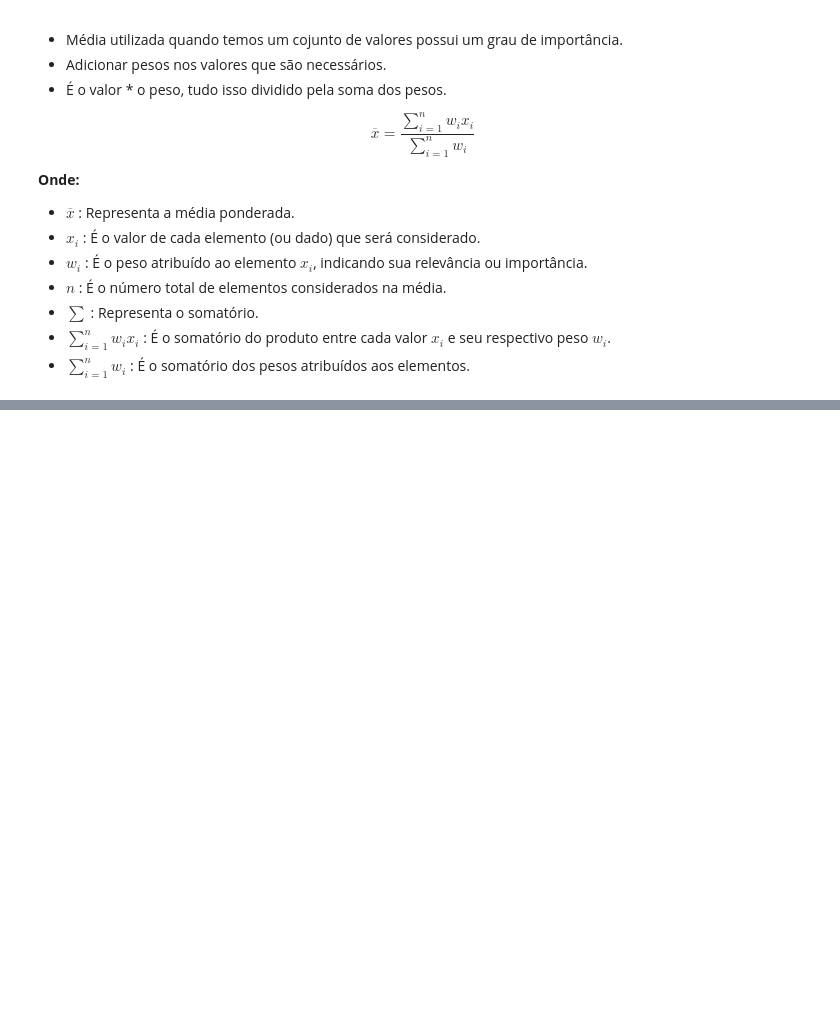
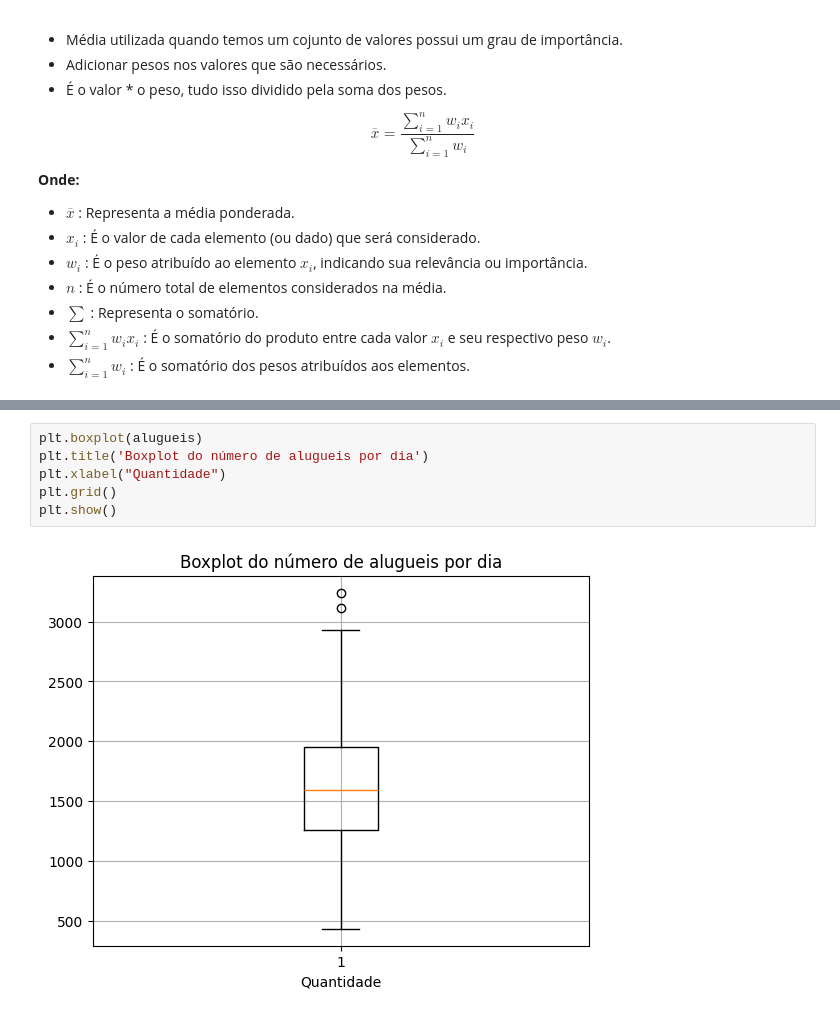
Before and after one commit to Yta-ux/estudo-estatistica, a Jupyter notebook: Estatística.ipynb, the cells around one changed output, grey strips where cells are left out. Saved outputs shown, nothing was run; the diff lists cells and outputs as text; blank space fills up the shorter version.

```diff
--- a/Estatística.ipynb
+++ b/Estatística.ipynb
@@ -223,0 +416,8 @@ $$
+# %%
+plt.boxplot(alugueis)
+plt.title('Boxplot do número de alugueis por dia')
+plt.xlabel("Quantidade")
+plt.grid()
+plt.show()
+# %% [output]
+[figure, added]
```
Also changed, not shown: parts of 15 cells of this notebook.
